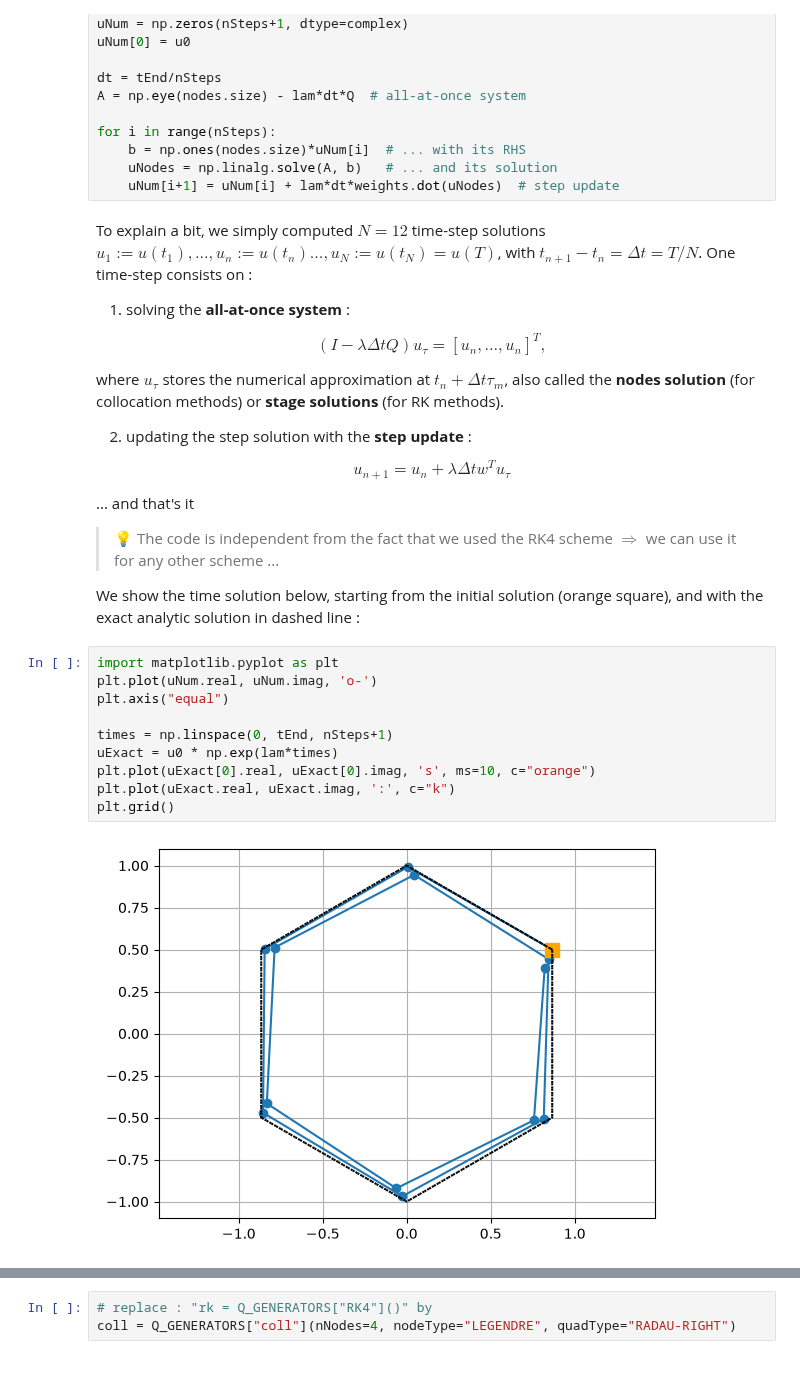
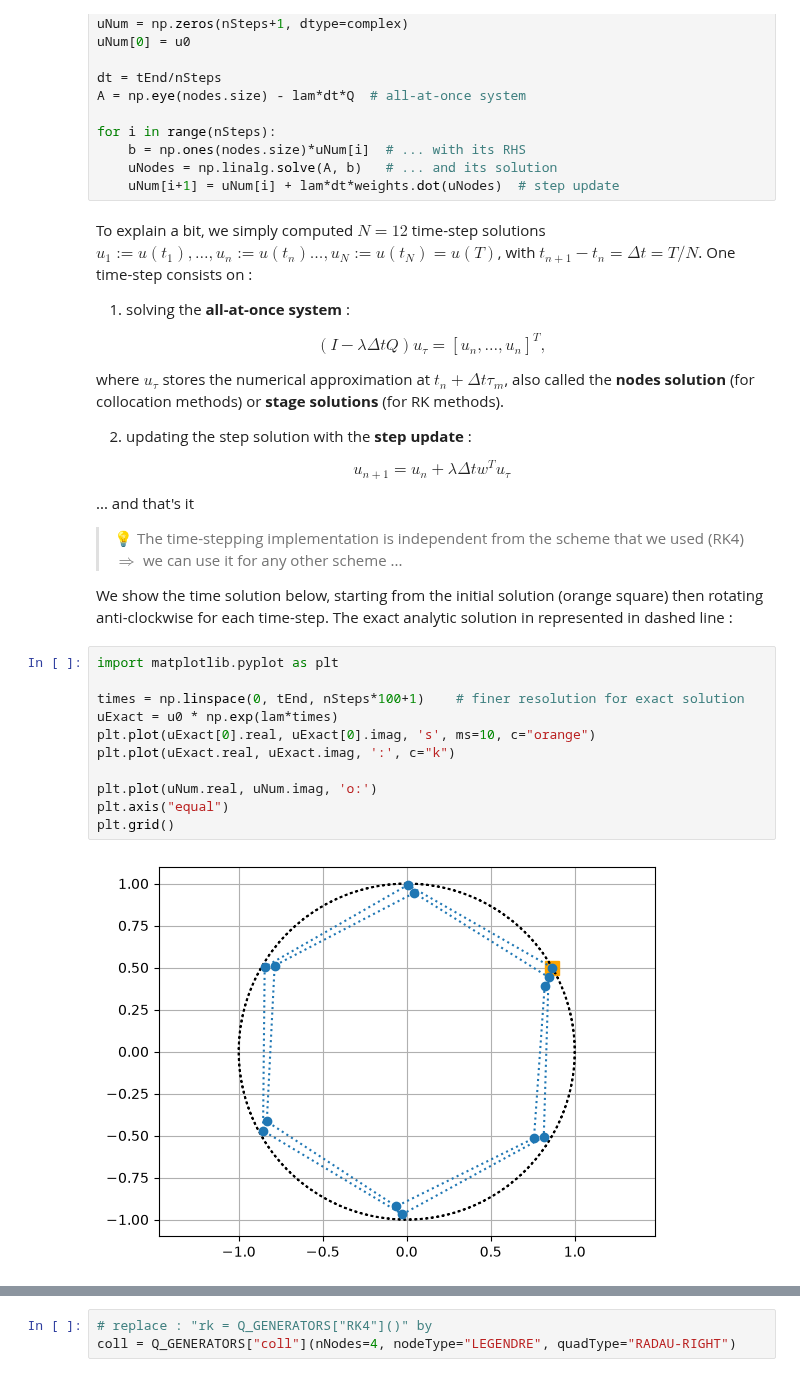
Before and after one commit to Parallel-in-Time/qmint, a Jupyter notebook: docs/basics/2_rk.ipynb, the cells around one changed output, grey strips where cells are left out. Drawn from its saved outputs; the diff is of its cells as text.

```diff
--- a/docs/basics/2_rk.ipynb
+++ b/docs/basics/2_rk.ipynb
@@ -68,19 +68,21 @@ $$
 
 ... and that's it
 
-> 💡 The code is independent from the fact that we used the RK4 scheme $\Rightarrow$ we can use it for any other scheme ...
+> 💡 The time-stepping implementation is independent from the scheme that we used (RK4) $\Rightarrow$ we can use it for any other scheme ...
 
-We show the time solution below, starting from the initial solution (orange square), and with the exact analytic solution in dashed line :
+We show the time solution below, starting from the initial solution (orange square) then rotating anti-clockwise for each time-step.
+The exact analytic solution in represented in dashed line :
 # %%
 import matplotlib.pyplot as plt
-plt.plot(uNum.real, uNum.imag, 'o-')
-plt.axis("equal")
 
-times = np.linspace(0, tEnd, nSteps+1)
+times = np.linspace(0, tEnd, nSteps*100+1)    # finer resolution for exact solution
 uExact = u0 * np.exp(lam*times)
 plt.plot(uExact[0].real, uExact[0].imag, 's', ms=10, c="orange")
 plt.plot(uExact.real, uExact.imag, ':', c="k")
+
+plt.plot(uNum.real, uNum.imag, 'o:')
+plt.axis("equal")
 plt.grid()
 # %% [output]
-[figure, old version]
+[figure, new version]
 # %% [markdown]
```
Also changed, not shown: parts of 8 cells of this notebook, 38 other files.
